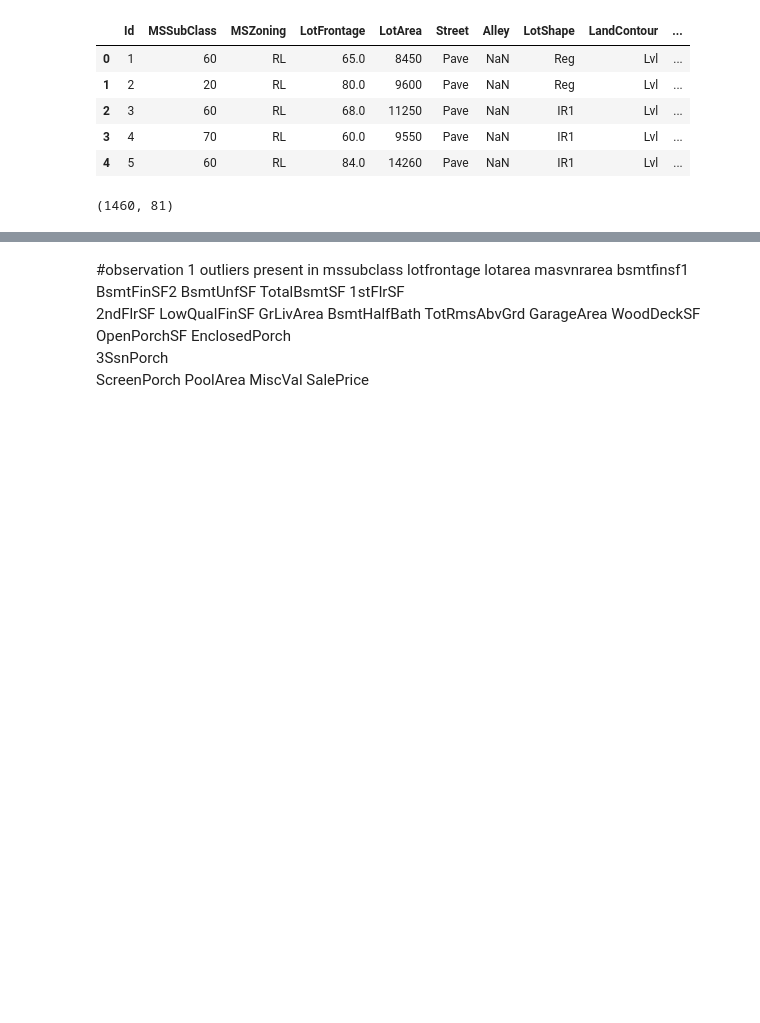
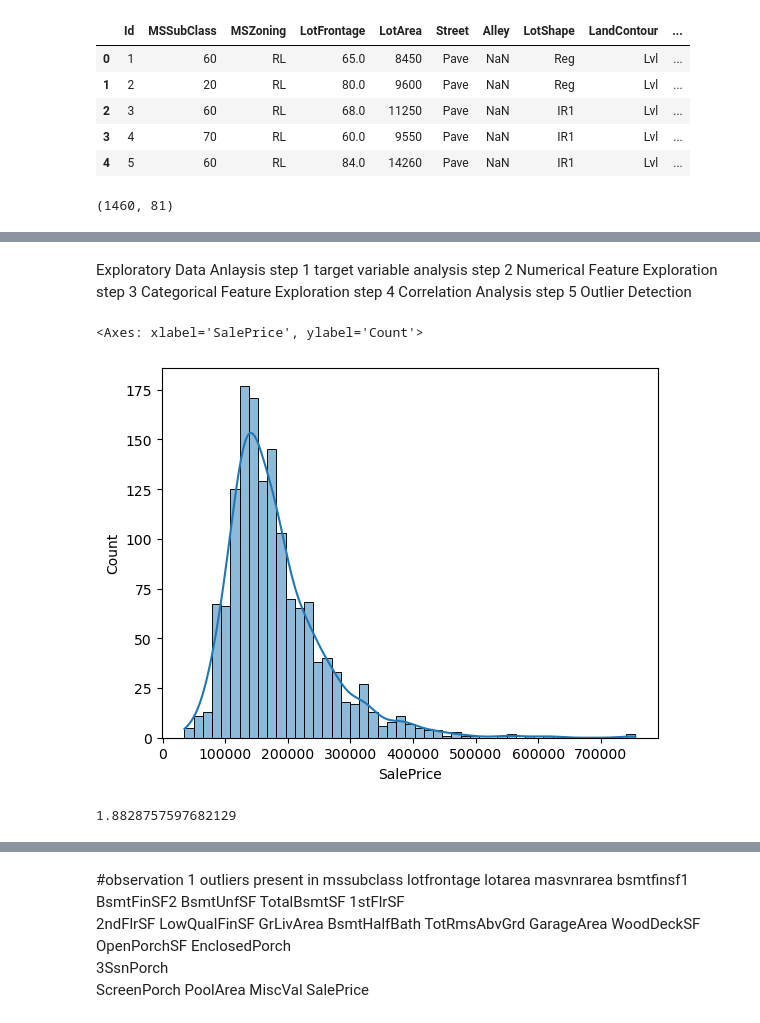
Before and after one commit to karthik-009g/HousePrice_Prediction, a Jupyter notebook: HousePrice_Prediction.ipynb, the cells around one changed output, grey strips where cells are left out. Drawn from its saved outputs; the diff is of its cells as text; code cells hidden in the pictures; blank space fills up the shorter version.

```diff
--- a/HousePrice_Prediction.ipynb
+++ b/HousePrice_Prediction.ipynb
@@ -32,3 +50,21 @@ df.describe()
 | 50% | 730.500000 | 50.000000 | 69.000000 | 9478.500000 | 6.000000 | 5.000000 | 1973.000000 | 1994.000000 | ... |
 | 75% | 1095.250000 | 70.000000 | 80.000000 | 11601.500000 | 7.000000 | 6.000000 | 2000.000000 | 2004.000000 | ... |
 | max | 1460.000000 | 190.000000 | 313.000000 | 215245.000000 | 10.000000 | 9.000000 | 2010.000000 | 2010.000000 | ... |
+# %% [markdown]
+Exploratory Data Anlaysis
+step 1 target variable analysis
+step 2 Numerical Feature Exploration
+step 3 Categorical Feature Exploration
+step 4 Correlation Analysis
+step 5 Outlier Detection
+# %%
+#Target Variable Analysis - Analyse SalePrice with
+sns.histplot(df['SalePrice'],kde = True)
+# %% [output]
+<Axes: xlabel='SalePrice', ylabel='Count'>
+[figure, added]
+# %%
+#Since it is right skewed we have to check its skew
+df['SalePrice'].skew()
+# %% [output]
+1.8828757597682129
```
Also changed, not shown: parts of 19 cells of this notebook.
